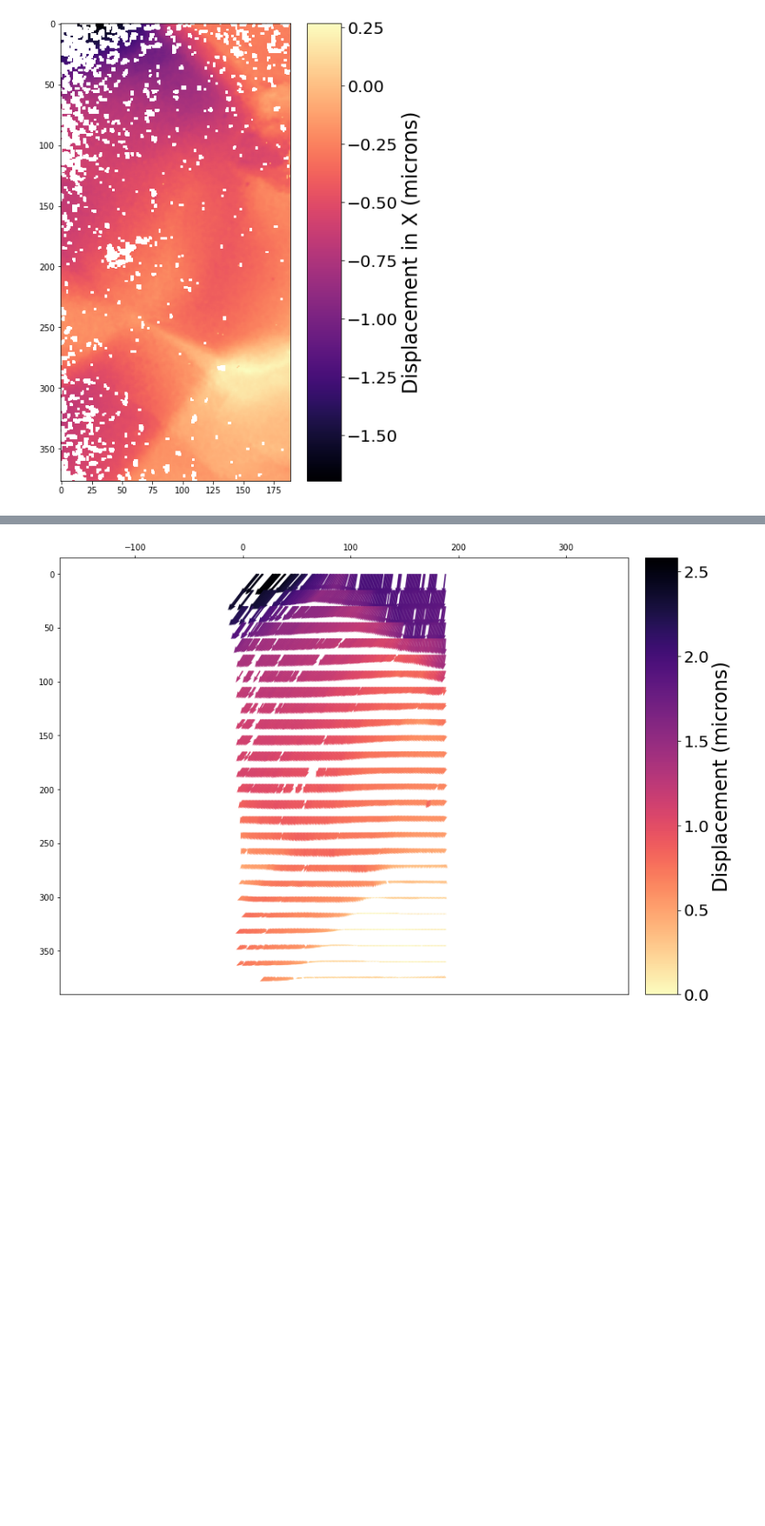
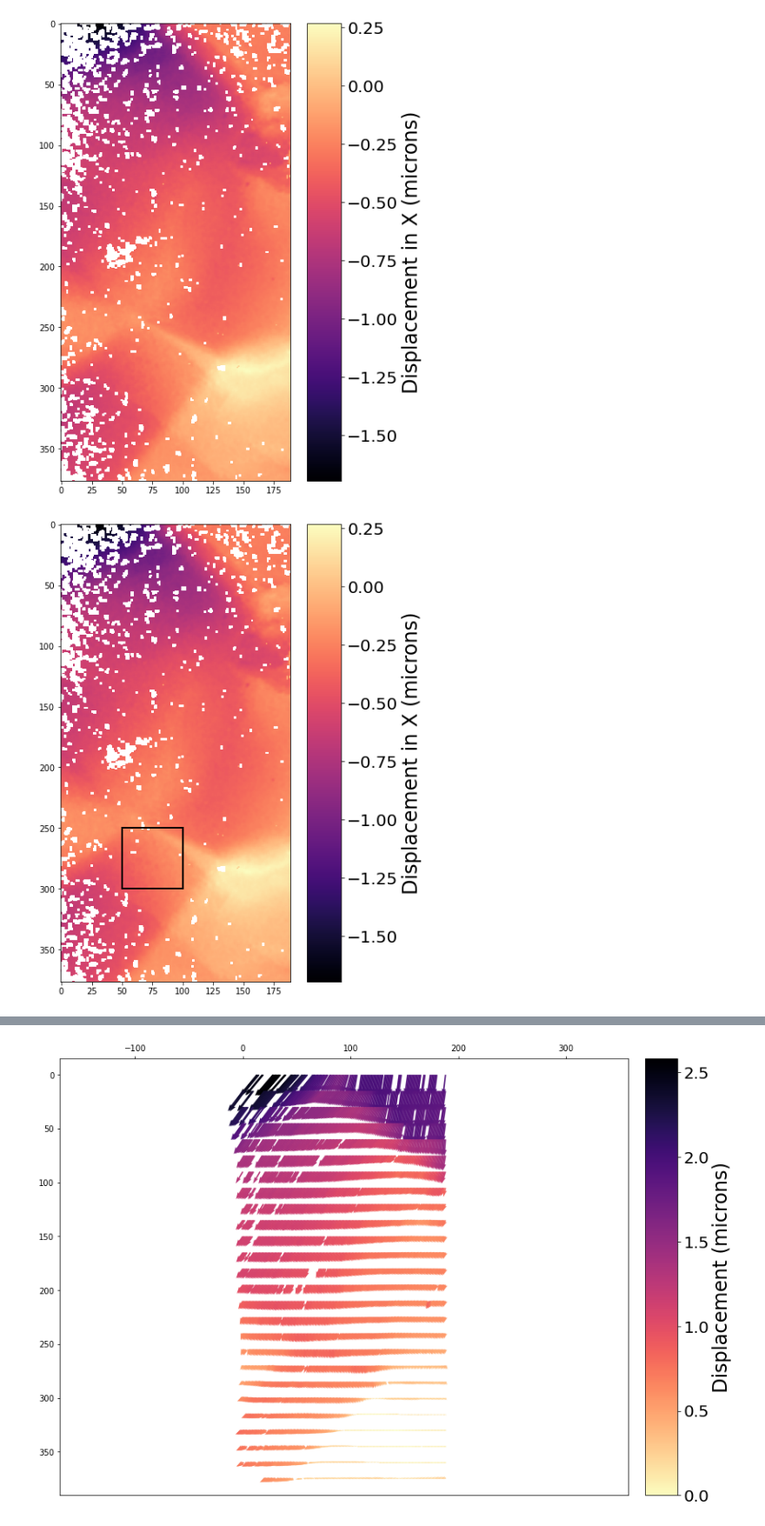
Before and after one commit to marcoalopez/Jupyter4DICe, a Jupyter notebook: notebooks/Displacement_analysis.ipynb, the cells around one changed output, grey strips where cells are left out. Shown at 87% size. Drawn from its saved outputs; the diff is of its cells as text; code cells hidden in the pictures; blank space fills up the shorter version.

```diff
--- a/notebooks/Displacement_analysis.ipynb
+++ b/notebooks/Displacement_analysis.ipynb
@@ -84,5 +84,21 @@ cbar.set_label('Displacement in X (microns)', fontsize=24)
 cbar.ax.tick_params(labelsize=20)
 # %% [output]
 [figure]
+# %%
+from matplotlib.patches import Rectangle
+
+# initialize figure
+figA, ax = plt.subplots(constrained_layout=True)
+
+# image (take time step 10 --> [:, :, 9])
+im = ax.imshow(data.dispX[:, :, 9], cmap='magma')
+ax.add_patch(Rectangle(xy=(50, 250), width=50, height=50, fill=None, edgecolor='black', linewidth=2))
+
+# add a color bar
+cbar = figA.colorbar(im, ax=ax)
+cbar.set_label('Displacement in X (microns)', fontsize=24)
+cbar.ax.tick_params(labelsize=20)
+# %% [output]
+[figure, added]
 # %%
 # make...
```
Also changed, not shown: parts of 1 cell of this notebook, 1 other file.
